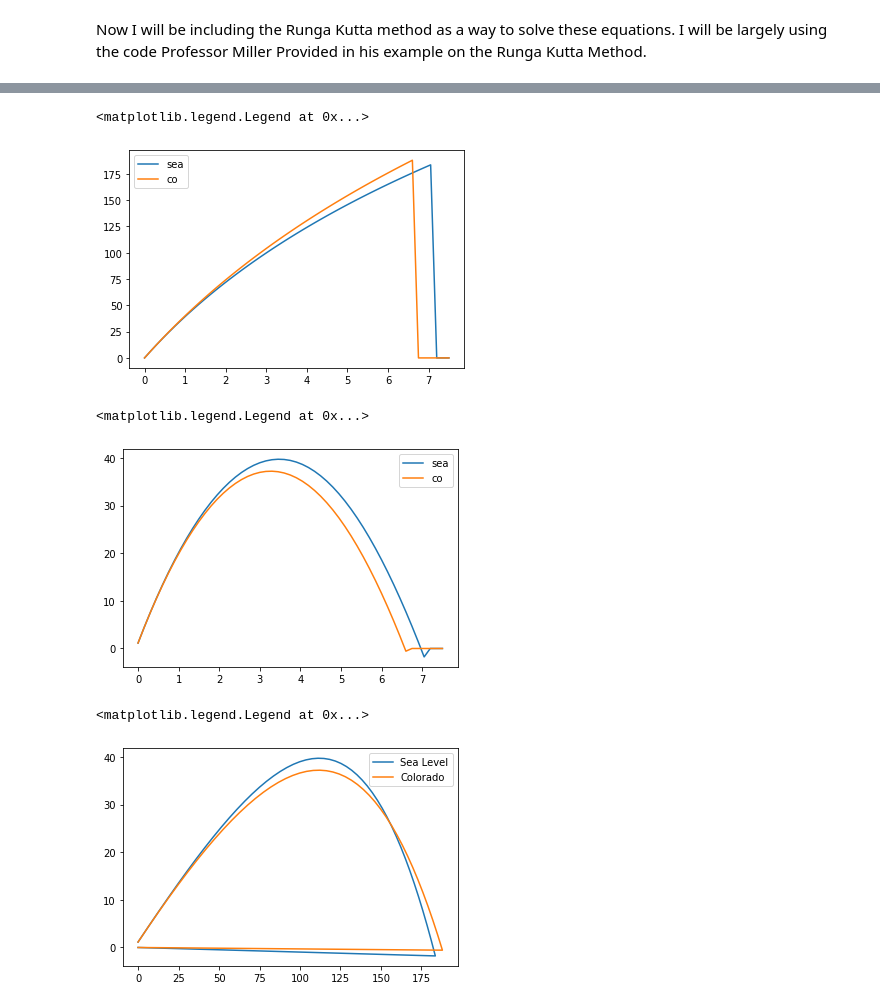
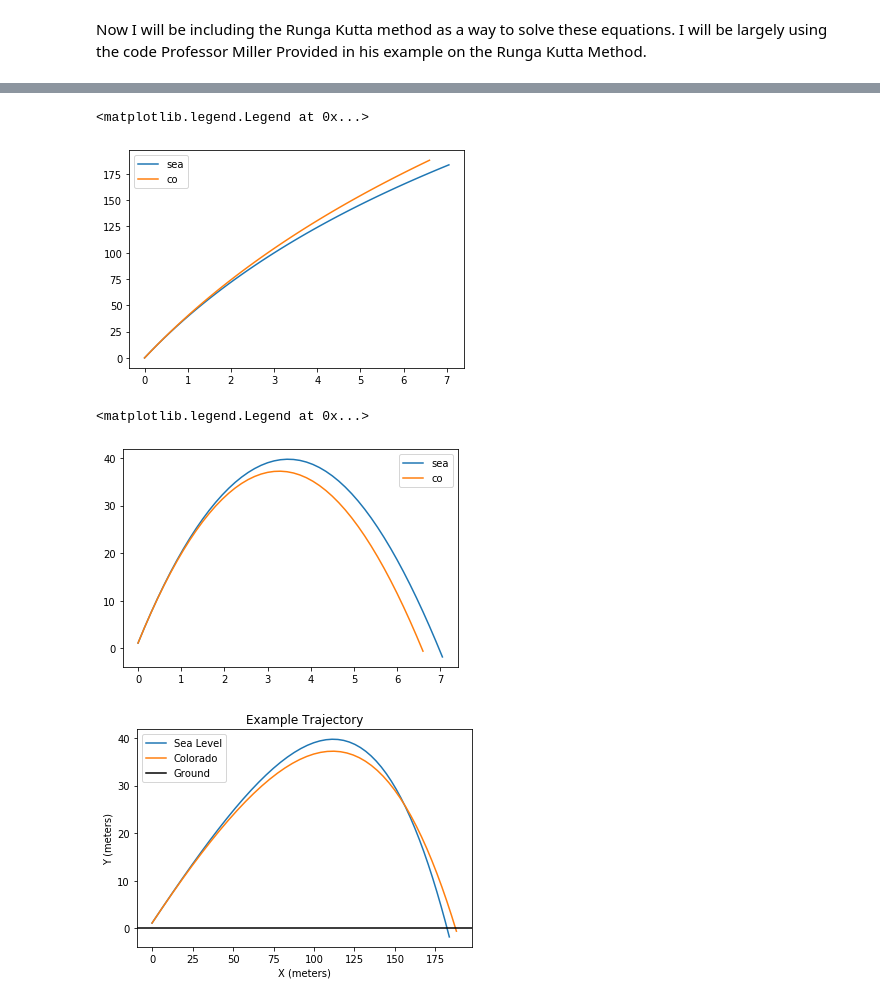
Before and after one commit to dsharkey99/PHYS250-Final, a Jupyter notebook: High Altitude Home Runs.ipynb, the cells around one changed output, grey strips where cells are left out. Cells and saved outputs as stored; diff of their text form; code cells hidden in the pictures.

Commit message:
Completed model and cleaner function working now on graphs and stats

```diff
--- a/High Altitude Home Runs.ipynb
+++ b/High Altitude Home Runs.ipynb
@@ -120,7 +114,0 @@ print(lis[50][2])
-# %%
-def Cleanerfunc(array):
-    temp=array.tolist()
-    for i in range(len(temp)-1):
-        if temp[i][2]==0:
-            del temp[i]
-    return(temp)
@@ -146,0 +115,15 @@ Cleanerfunc(ysea)
+# %%
+def Cleanerfunc(array):
+    temp=array.tolist()
+    counter=0
+    for k in temp:
+        if k[2]==0:
+            counter+=1
+    for l in range(counter):
+        temp.remove([0.0,0.0,0.0,0.0])
+    final=np.asarray(temp)
+    return(final)
+# %%
+Seaclean=Cleanerfunc(ysea)
+
+Coclean=Cleanerfunc(yco)
@@ -147,21 +135,28 @@ Cleanerfunc(ysea)
 # %%
-plt.plot(T,ysea[:,0],label='sea')
-plt.plot(T,yco[:,0],label='co')
+plt.plot(T[:len(Seaclean)],Seaclean[:,0],label='sea')
+plt.plot(T[:len(Coclean)],Coclean[:,0],label='co')
 plt.legend()
 # %% [output]
 <matplotlib.legend.Legend at 0x...>
-[figure, old version]
+[figure, new version]
 # %%
-plt.plot(T,ysea[:,1],label='sea')
-plt.plot(T,yco[:,1],label='co')
+plt.plot(T[:len(Seaclean)],Seaclean[:,1],label='sea')
+plt.plot(T[:len(Coclean)],Coclean[:,1],label='co')
 plt.legend()
 # %% [output]
 <matplotlib.legend.Legend at 0x...>
-[figure, old version]
+[figure, new version]
 # %%
-plt.plot(ysea[:,0],ysea[:,1],label='Sea Level')
-plt.plot(yco[:,0],yco[:,1],label='Colorado')
+plt.plot(Seaclean[:,0],Seaclean[:,1],label='Sea Level')
+plt.plot(Coclean[:,0],Coclean[:,1],label='Colorado')
+
+plt.xlabel('X (meters)')
+plt.ylabel('Y (meters)')
+plt.title("Example Trajectory")
+
+plt.axhline(color="black",label='Ground')
+
 plt.legend()
+plt.savefig('Example Trajectory')
 # %% [output]
-<matplotlib.legend.Legend at 0x...>
-[figure, old version]
+[figure, new version]
```
Also changed, not shown: parts of 3 cells of this notebook, 1 other file.
